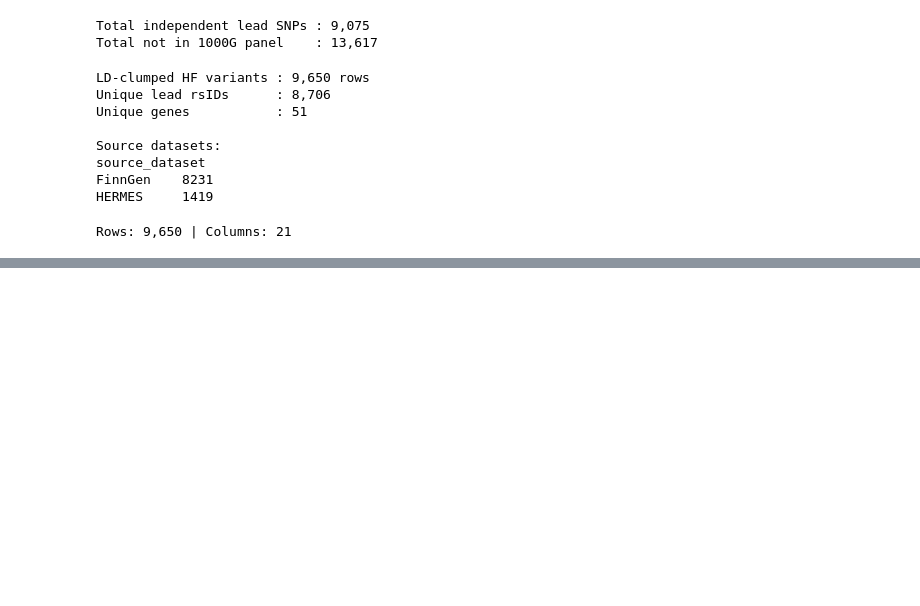
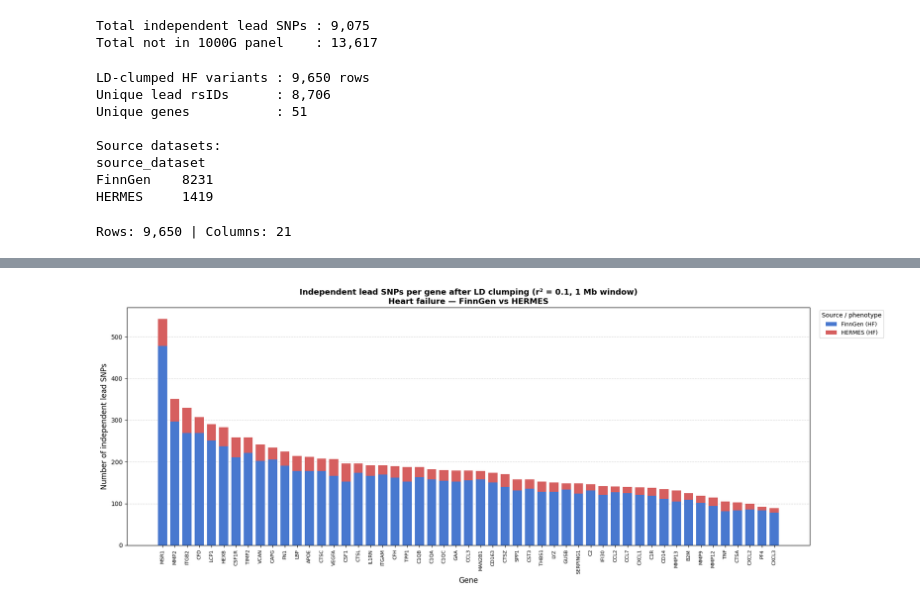
Before and after one commit to endrit-jakupi/Computational-Analysis-of-Macrophage-Gene-SNPs-across-Several-Cardiovascular-Datasets, a Jupyter notebook: notebooks/11_ld_clumping.ipynb, the cells around one changed output, grey strips where cells are left out. Saved outputs shown, nothing was run; the diff lists cells and outputs as text; code cells hidden in the pictures; blank space fills up the shorter version.

Commit message:
Added results interpetation figures for LD clumping

```diff
--- a/notebooks/11_ld_clumping.ipynb
+++ b/notebooks/11_ld_clumping.ipynb
@@ -13,6 +13,9 @@ sumstats_dir  = Path("../data/raw/1000genomes/sumstats")
 clump_raw_dir = Path("../data/interim/ld_clumping")
 out_dir       = Path("../data/final/ld_clumping")
 
+figures_dir = Path("../data/final/figures")
+figures_dir.mkdir(parents=True, exist_ok=True)
+
 for d in [sumstats_dir, clump_raw_dir, out_dir]:
     d.mkdir(parents=True, exist_ok=True)
 # %%
@@ -295,0 +344,74 @@ Rows: 9,650 | Columns: 21
+# %%
+import matplotlib.pyplot as plt
+import matplotlib.ticker as ticker
+import numpy as np
+
+# Build per-gene per-dataset lead SNP counts
+summary = (
+    hf_clumped
+    .groupby(["gene", "source_dataset"])
+    .agg(
+        n_independent_lead_snps = ("rsID", "nunique"),
+        best_p_value            = ("p_value", "min"),
+    )
+    .reset_index()
+    .pivot_table(
+        index   = "gene",
+        columns = "source_dataset",
+        values  = ["n_independent_lead_snps", "best_p_value"],
+        aggfunc = "first",
+    )
+)
+summary.columns = [f"{col[0]}_{col[1]}" for col in summary.columns]
+summary = summary.reset_index().sort_values(
+    "best_p_value_FinnGen", na_position="last"
+)
+
+genes   = summary["gene"].tolist()
+finngen = summary["n_independent_lead_snps_FinnGen"].fillna(0).astype(int).tolist()
+hermes  = summary["n_independent_lead_snps_HERMES"].fillna(0).astype(int).tolist()
+
+plot_data = pd.DataFrame({
+    "gene":    genes,
+    "FinnGen (HF)": finngen,
+    "HERMES (HF)":  hermes,
+}).set_index("gene")
+
+# Sort by total descending, matching existing notebook style
+plot_data = plot_data.loc[plot_data.sum(axis=1).sort_values(ascending=False).index]
+
+colors       = ["#4878CF", "#D65F5F"]
+legend_labels = ["FinnGen (HF)", "HERMES (HF)"]
+
+fig, ax = plt.subplots(figsize=(18, 7))
+
+bottom = np.zeros(len(plot_data))
+for col, color, label in zip(plot_data.columns, colors, legend_labels):
+    values = plot_data[col].values
+    ax.bar(plot_data.index, values, bottom=bottom,
+           color=color, label=label, width=0.75)
+    bottom += values
+
+ax.set_xlabel("Gene", fontsize=12)
+ax.set_ylabel("Number of independent lead SNPs", fontsize=12)
+ax.set_title(
+    "Independent lead SNPs per gene after LD clumping (r² = 0.1, 1 Mb window)\nHeart failure — FinnGen vs HERMES",
+    fontsize=13, fontweight="bold"
+)
+ax.set_xticks(range(len(plot_data)))
+ax.set_xticklabels(plot_data.index, rotation=90, fontsize=8)
+ax.legend(
+    title="Source / phenotype",
+    bbox_to_anchor=(1.01, 1),
+    loc="upper left",
+    fontsize=9,
+    title_fontsize=10,
+)
+ax.yaxis.grid(True, linestyle="--", alpha=0.5)
+ax.set_axisbelow(True)
+
+plt.tight_layout()
+fig.savefig(figures_dir / "ld_clumping_plot.png", dpi=300, bbox_inches="tight", facecolor="white")
+plt.show()
+# %% [output]
+[figure, added]
```
Also changed, not shown: parts of 3 cells of this notebook, 3 other files.
